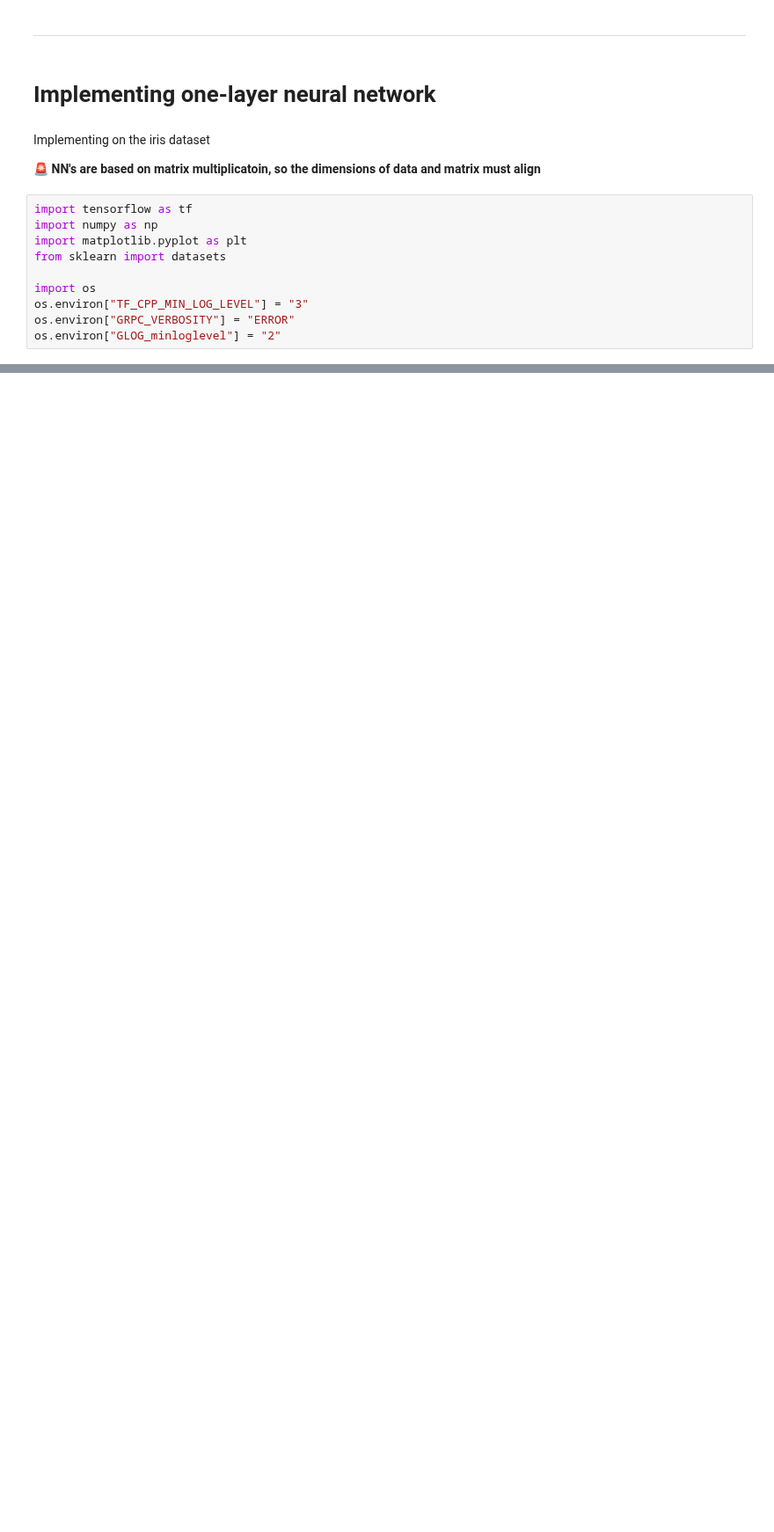
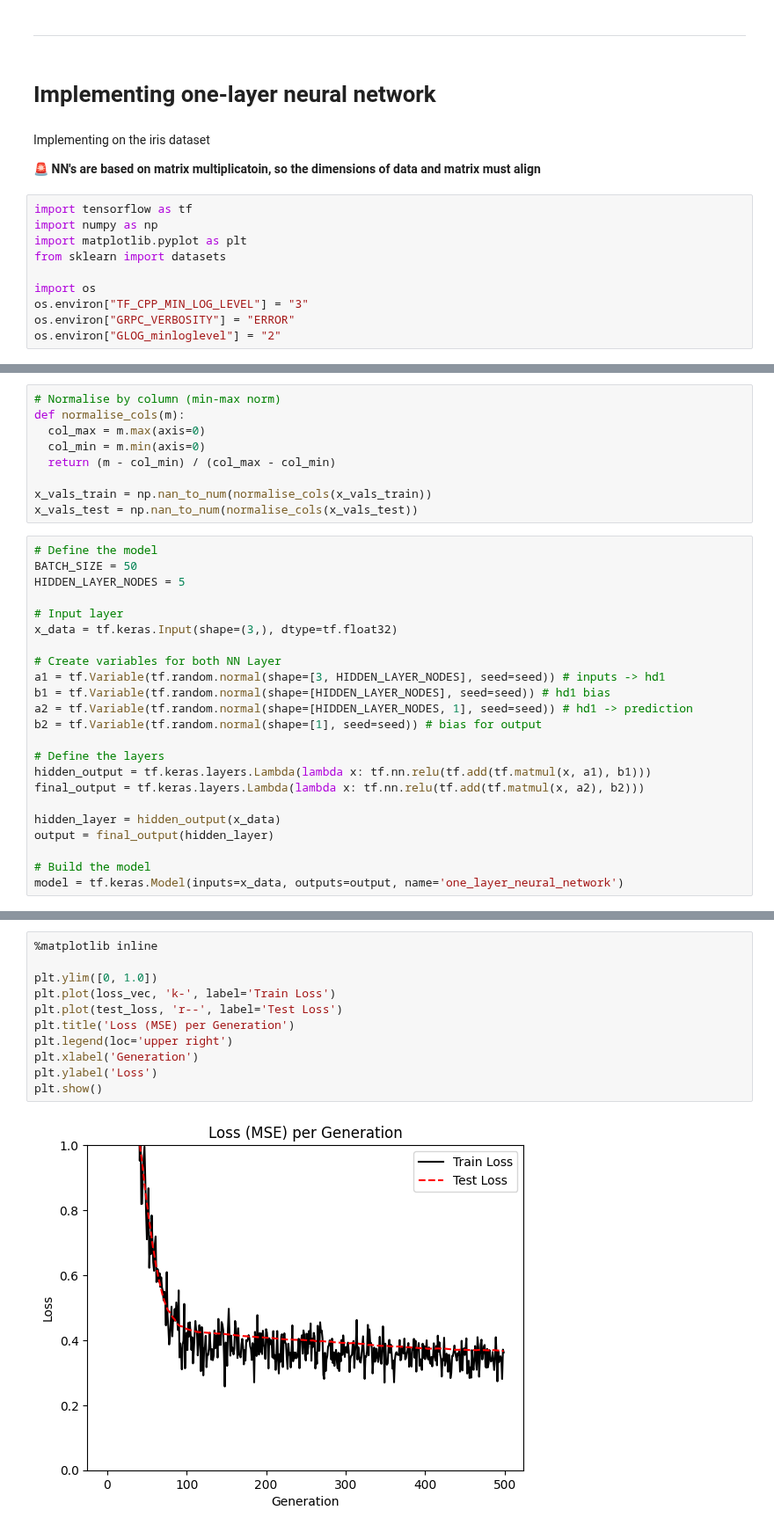
Before and after one commit to minimartzz/tensorflow-cookbook, a Jupyter notebook: ch6 neural networks/neural-network-components.ipynb, the cells around one changed output, grey strips where cells are left out. Shown at 88% size. Cells and saved outputs as stored; diff of their text form; blank space fills up the shorter version.

Commit message:
Update: Completed components section of neural networks

```diff
--- a/ch6 neural networks/neural-network-components.ipynb
+++ b/ch6 neural networks/neural-network-components.ipynb
@@ -399,0 +421,32 @@ os.environ["GLOG_minloglevel"] = "2"
+# %%
+# Normalise by column (min-max norm)
+def normalise_cols(m):
+  col_max = m.max(axis=0)
+  col_min = m.min(axis=0)
+  return (m - col_min) / (col_max - col_min)
+
+x_vals_train = np.nan_to_num(normalise_cols(x_vals_train))
+x_vals_test = np.nan_to_num(normalise_cols(x_vals_test))
+# %%
+# Define the model
+BATCH_SIZE = 50
+HIDDEN_LAYER_NODES = 5
+
+# Input layer
+x_data = tf.keras.Input(shape=(3,), dtype=tf.float32)
+
+# Create variables for both NN Layer
+a1 = tf.Variable(tf.random.normal(shape=[3, HIDDEN_LAYER_NODES], seed=seed)) # inputs -> hd1
+b1 = tf.Variable(tf.random.normal(shape=[HIDDEN_LAYER_NODES], seed=seed)) # hd1 bias
+a2 = tf.Variable(tf.random.normal(shape=[HIDDEN_LAYER_NODES, 1], seed=seed)) # hd1 -> prediction
+b2 = tf.Variable(tf.random.normal(shape=[1], seed=seed)) # bias for output
+
+# Define the layers
+hidden_output = tf.keras.layers.Lambda(lambda x: tf.nn.relu(tf.add(tf.matmul(x, a1), b1)))
+final_output = tf.keras.layers.Lambda(lambda x: tf.nn.relu(tf.add(tf.matmul(x, a2), b2)))
+
+hidden_layer = hidden_output(x_data)
+output = final_output(hidden_layer)
+
+# Build the model
+model = tf.keras.Model(inputs=x_data, outputs=output, name='one_layer_neural_network')
@@ -399,0 +519,13 @@ os.environ["GLOG_minloglevel"] = "2"
+# %%
+%matplotlib inline
+
+plt.ylim([0, 1.0])
+plt.plot(loss_vec, 'k-', label='Train Loss')
+plt.plot(test_loss, 'r--', label='Test Loss')
+plt.title('Loss (MSE) per Generation')
+plt.legend(loc='upper right')
+plt.xlabel('Generation')
+plt.ylabel('Loss')
+plt.show()
+# %% [output]
+[figure, added]
```
Also changed, not shown: parts of 24 cells of this notebook.
